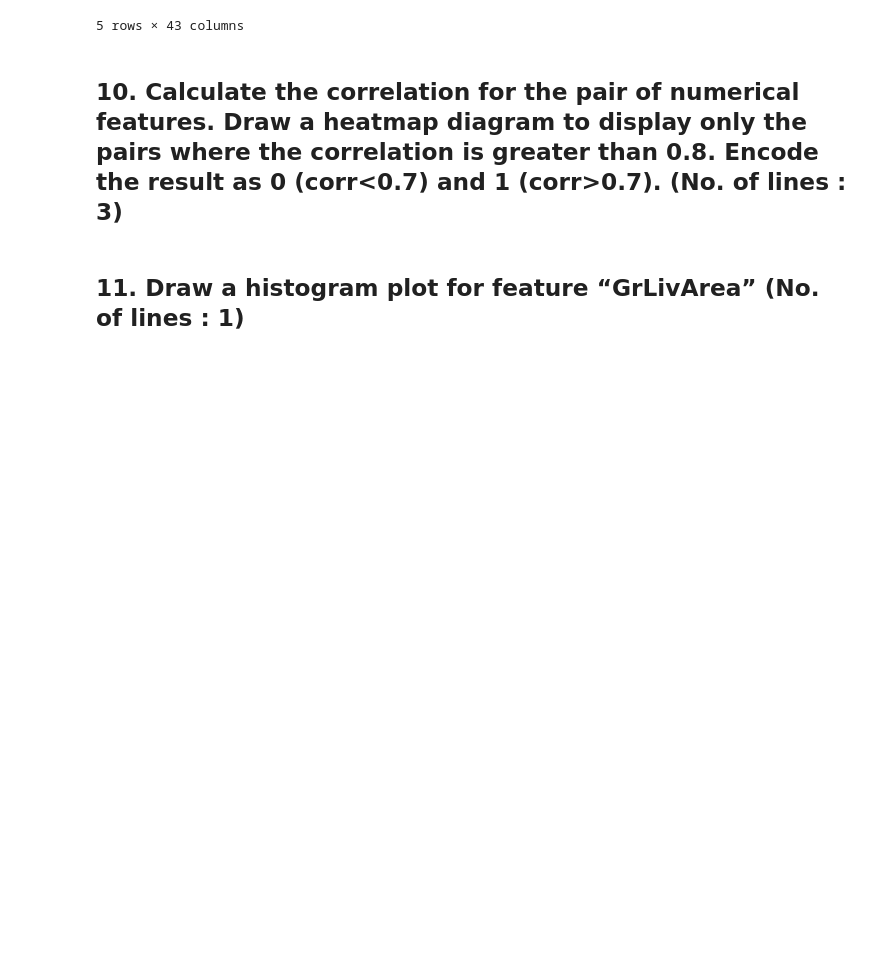
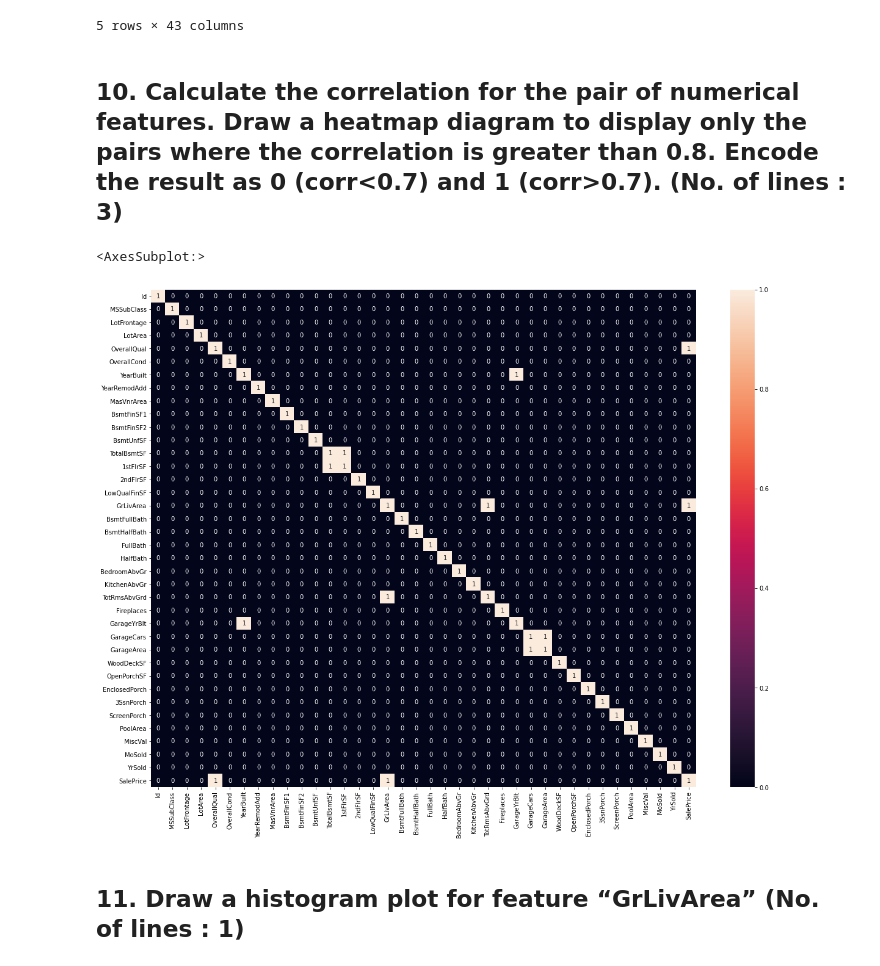
Before and after one commit to thienlongtran/university-files, a Jupyter notebook: Python for DS & AI/Homework 2/2575712.ipynb, the cells around one changed output. Drawn from its saved outputs; the diff is of its cells as text; code cells hidden in the pictures; blank space fills up the shorter version.

```diff
--- a/Python for DS & AI/Homework 2/2575712.ipynb
+++ b/Python for DS & AI/Homework 2/2575712.ipynb
@@ -207,3 +206,14 @@ Index(['MSZoning', 'Street', 'Alley', 'LotShape', 'LandContour', 'Utilities',
+# %%
+plt.figure(figsize=(20, 15))
+
+corr_frame = frame.corr()
+corr_frame[corr_frame > 0.7] = 1
+corr_frame[corr_frame < 0.7] = 0
+
+sns.heatmap(corr_frame, annot=True)
+# %% [output]
+<AxesSubplot:>
+[figure, added]
 # %% [markdown]
 ## 11.	Draw a histogram plot for feature “GrLivArea”   (No. of lines : 1)
 # %%
```
Also changed, not shown: parts of 11 cells of this notebook.
